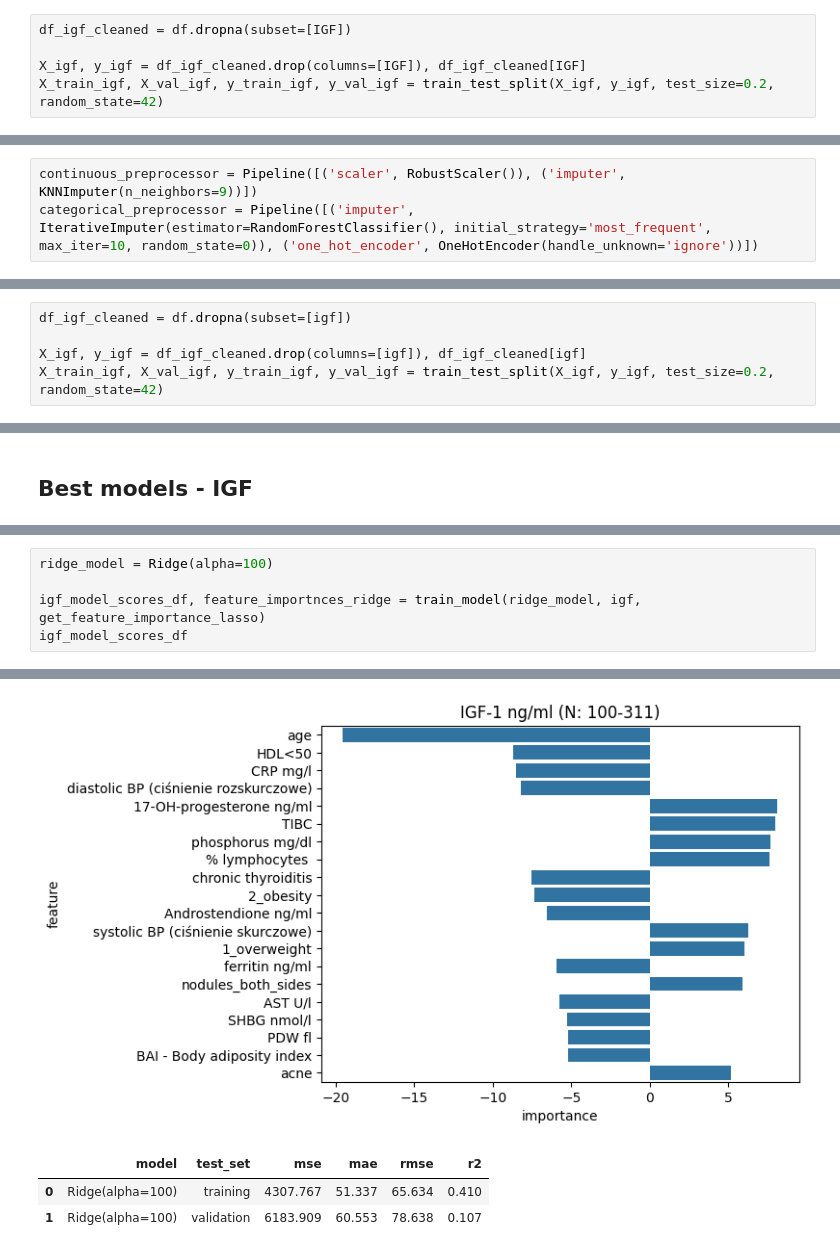
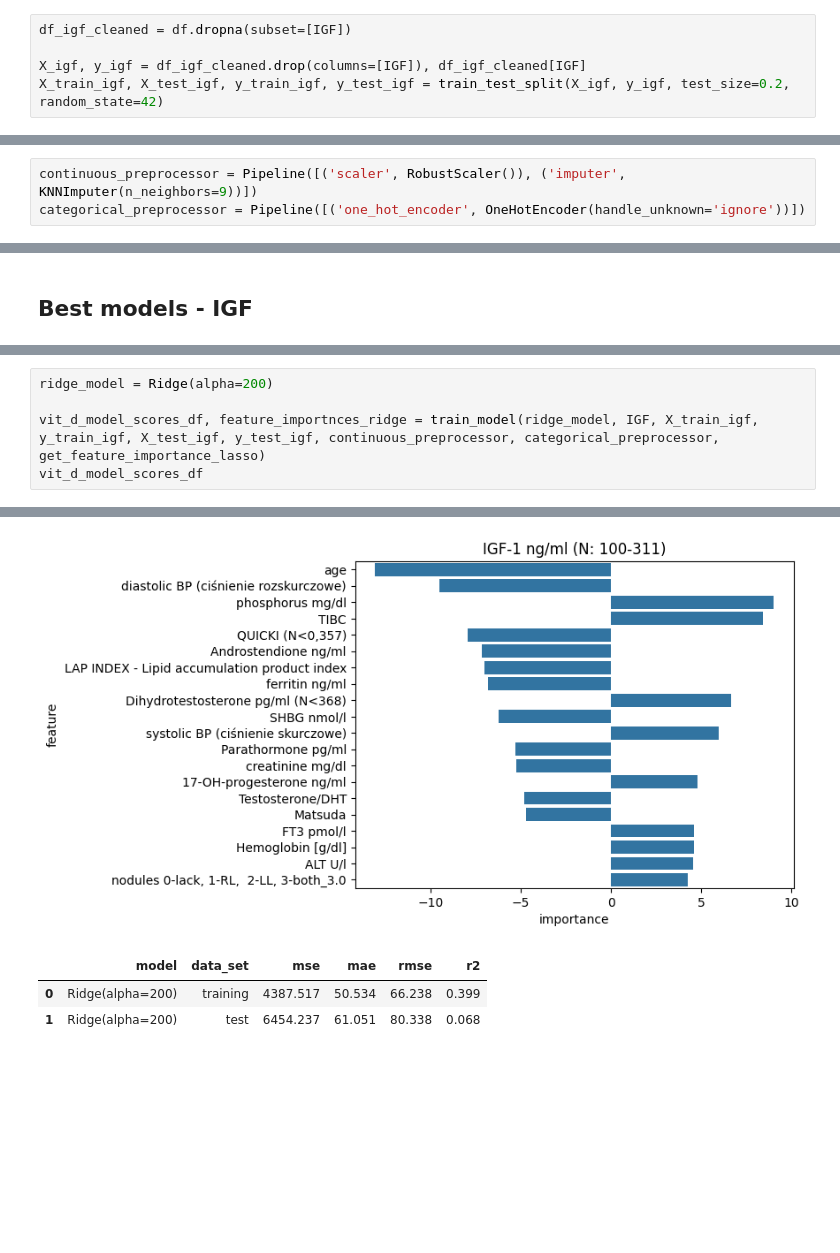
Before and after one commit to Karina-00/Master_project, a Jupyter notebook: igf_models.ipynb, the cells around one changed output, grey strips where cells are left out. Saved outputs shown, nothing was run; the diff lists cells and outputs as text; blank space fills up the shorter version.

```diff
--- a/igf_models.ipynb
+++ b/igf_models.ipynb
@@ -62,7 +65,7 @@ df.sample(5)
 df_igf_cleaned = df.dropna(subset=[IGF])
 
 X_igf, y_igf = df_igf_cleaned.drop(columns=[IGF]), df_igf_cleaned[IGF]
-X_train_igf, X_val_igf, y_train_igf, y_val_igf = train_test_split(X_igf, y_igf, test_size=0.2, random_state=42)
+X_train_igf, X_test_igf, y_train_igf, y_test_igf = train_test_split(X_igf, y_igf, test_size=0.2, random_state=42)
 # %% [markdown]
 ## Models exploration
 # %%
@@ -166,7 +169,7 @@ Name: MAE, dtype: float64
 Best combo: RS_KNN + original_ohe_+_impute_rf
 # %%
 continuous_preprocessor = Pipeline([('scaler', RobustScaler()), ('imputer', KNNImputer(n_neighbors=9))])
-categorical_preprocessor = Pipeline([('imputer', IterativeImputer(estimator=RandomForestClassifier(), initial_strategy='most_frequent', max_iter=10, random_state=0)), ('one_hot_encoder', OneHotEncoder(handle_unknown='ignore'))])
+categorical_preprocessor = Pipeline([('one_hot_encoder', OneHotEncoder(handle_unknown='ignore'))])
 # %% [markdown]
 ### Hyperparameter tuning
 # %% [markdown]
@@ -278,5 +288,0 @@ tuned_df.sort_values(by='cv_mae', ascending=False).head(5)
-# %%
-df_igf_cleaned = df.dropna(subset=[igf])
-
-X_igf, y_igf = df_igf_cleaned.drop(columns=[igf]), df_igf_cleaned[igf]
-X_train_igf, X_val_igf, y_train_igf, y_val_igf = train_test_split(X_igf, y_igf, test_size=0.2, random_state=42)
@@ -379,6 +315,6 @@ igf_model_scores_df
 # %%
-ridge_model = Ridge(alpha=100)
+ridge_model = Ridge(alpha=200)
 
-igf_model_scores_df, feature_importnces_ridge = train_model(ridge_model, igf, get_feature_importance_lasso)
-igf_model_scores_df
+vit_d_model_scores_df, feature_importnces_ridge = train_model(ridge_model, IGF, X_train_igf, y_train_igf, X_test_igf, y_test_igf, continuous_preprocessor, categorical_preprocessor, get_feature_importance_lasso)
+vit_d_model_scores_df
 # %% [output]
@@ -387,5 +323,5 @@ igf_model_scores_df
-[figure, old version]
+[figure, new version]
-|  | model | test_set | mse | mae | rmse | r2 |
-| 0 | Ridge(alpha=100) | training | 4307.767 | 51.337 | 65.634 | 0.410 |
-| 1 | Ridge(alpha=100) | validation | 6183.909 | 60.553 | 78.638 | 0.107 |
+|  | model | data_set | mse | mae | rmse | r2 |
+| 0 | Ridge(alpha=200) | training | 4387.517 | 50.534 | 66.238 | 0.399 |
+| 1 | Ridge(alpha=200) | test | 6454.237 | 61.051 | 80.338 | 0.068 |
 # %%
```
Also changed, not shown: parts of 18 cells of this notebook, 4 other files.
